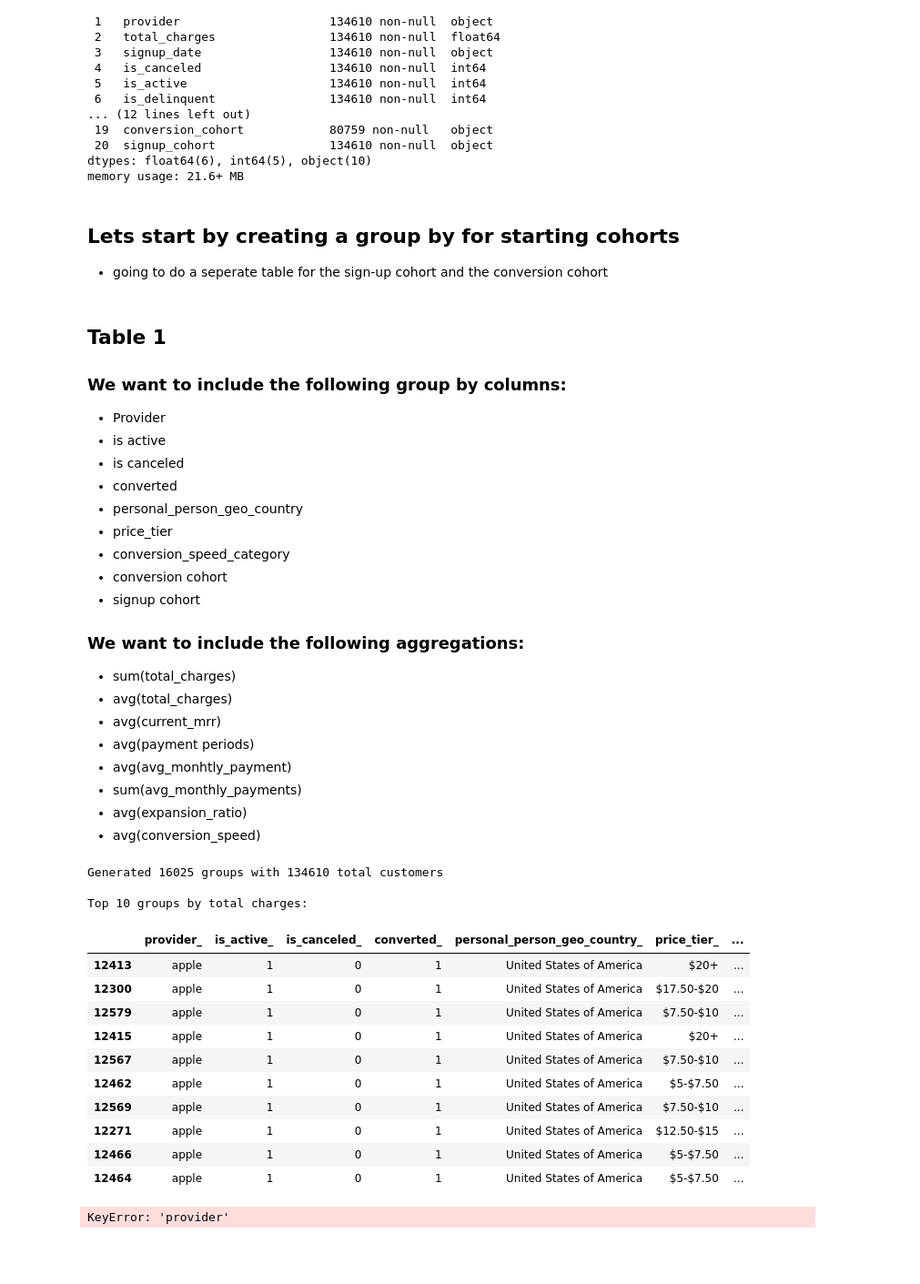
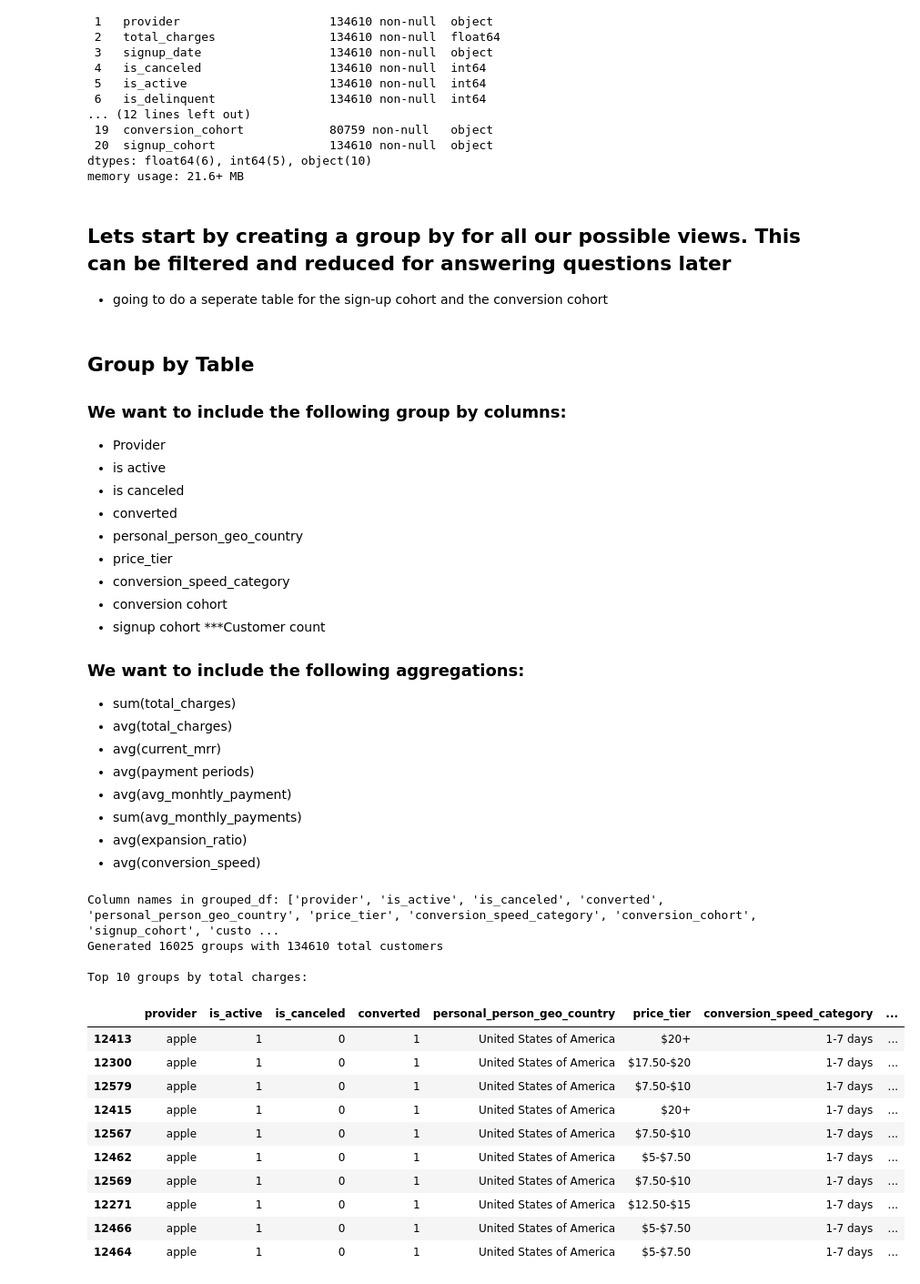
Before and after one commit to ConorJamesLeahy/retention_analysis_CJL, a Jupyter notebook: 3_Grouped_Views.ipynb, the cells around one changed output. Shown: that part at 91% size. Drawn from its saved outputs; the diff is of its cells as text; code cells hidden in the pictures; blank space fills up the shorter version.

Commit message:
upload a dump, computer about to die. clean up later

```diff
--- a/3_Grouped_Views.ipynb
+++ b/3_Grouped_Views.ipynb
@@ -88,10 +88,10 @@ Data columns (total 21 columns):
 dtypes: float64(6), int64(5), object(10)
 memory usage: 21.6+ MB
 # %% [markdown]
-## Lets start by creating a group by for starting cohorts
+## Lets start by creating a group by for all our possible views. This can be filtered and reduced for answering questions later
 - going to do a seperate table for the sign-up cohort and the conversion cohort
 # %% [markdown]
-## Table 1
+## Group by Table
 
 ### We want to include the following group by columns:
 - Provider
@@ -103,6 +103,7 @@ memory usage: 21.6+ MB
 - conversion_speed_category
 - conversion cohort
 - signup cohort
+***Customer count
 
 ### We want to include the following aggregations:
 - sum(total_charges)
@@ -115,6 +116,7 @@ memory usage: 21.6+ MB
 - avg(conversion_speed)
 # %%
 # Create group by view with multiple dimensions and aggregations
+
 
 # First, handle missing values in grouping columns to ensure proper grouping
 fill_values = {
@@ -153,52 +155,53 @@ grouped_df = df_for_grouping.groupby(grouping_columns).agg({
     'avg_monthly_payment': ['mean', 'sum'],  # avg and sum
     'expansion_ratio': 'mean',         # avg
     'conversion_speed': 'mean'         # avg
-}).reset_index()
+})
 
-# Flatten the multi-level column headers
+# First flatten the column names
 grouped_df.columns = ['_'.join(col).strip() if isinstance(col, tuple) else col for col in grouped_df.columns.values]
+
+# Now reset the index to turn grouping columns into regular columns
+grouped_df = grouped_df.reset_index()
 
 # Rename columns for clarity
 grouped_df = grouped_df.rename(columns={
     'oid_count': 'customer_count',
     'total_charges_sum': 'total_charges_sum',
     'total_charges_mean': 'avg_total_charges',
     'current_mrr_mean': 'avg_current_mrr',
     'payment_periods_mean': 'avg_payment_periods',
     'avg_monthly_payment_mean': 'avg_of_avg_monthly_payment',
     'avg_monthly_payment_sum': 'sum_avg_monthly_payment',
     'expansion_ratio_mean': 'avg_expansion_ratio',
     'conversion_speed_mean': 'avg_conversion_speed'
 })
 
 # Sort by total charges (descending) to see highest-value segments first
 grouped_df = grouped_df.sort_values('total_charges_sum', ascending=False)
 
+# Check the column names (for debugging)
+print("Column names in grouped_df:", grouped_df.columns.tolist())
+
 # Display size of result set
 print(f"Generated {len(grouped_df)} groups with {grouped_df['customer_count'].sum()} total customers")
 
 # Display the first 10 rows (highest total charges)
 print("\nTop 10 groups by total charges:")
 pd.set_option('display.max_columns', None)  # Show all columns
 display(grouped_df.head(10))
-
-# Example: Filter to only active customers for a specific provider
-active_apple = grouped_df[(grouped_df['provider'] == 'apple') & (grouped_df['is_active'] == 1)]
-print(f"\nActive Apple customers: {active_apple['customer_count'].sum()} in {len(active_apple)} groups")
-display(active_apple.head(5))
 # %% [output]
+Column names in grouped_df: ['provider', 'is_active', 'is_canceled', 'converted', 'personal_person_geo_country', 'price_tier', 'conversion_speed_category', 'conversion_cohort', 'signup_cohort', 'custo ...
 Generated 16025 groups with 134610 total customers
 
 Top 10 groups by total charges:
-|  | provider_ | is_active_ | is_canceled_ | converted_ | personal_person_geo_country_ | price_tier_ | ... |
-| 12413 | apple | 1 | 0 | 1 | United States of America | $20+ | ... |
-| 12300 | apple | 1 | 0 | 1 | United States of America | $17.50-$20 | ... |
-| 12579 | apple | 1 | 0 | 1 | United States of America | $7.50-$10 | ... |
-| 12415 | apple | 1 | 0 | 1 | United States of America | $20+ | ... |
-| 12567 | apple | 1 | 0 | 1 | United States of America | $7.50-$10 | ... |
-| 12462 | apple | 1 | 0 | 1 | United States of America | $5-$7.50 | ... |
-| 12569 | apple | 1 | 0 | 1 | United States of America | $7.50-$10 | ... |
-| 12271 | apple | 1 | 0 | 1 | United States of America | $12.50-$15 | ... |
-| 12466 | apple | 1 | 0 | 1 | United States of America | $5-$7.50 | ... |
-| 12464 | apple | 1 | 0 | 1 | United States of America | $5-$7.50 | ... |
+|  | provider | is_active | is_canceled | converted | personal_person_geo_country | price_tier | conversion_speed_category | ... |
+| 12413 | apple | 1 | 0 | 1 | United States of America | $20+ | 1-7 days | ... |
+| 12300 | apple | 1 | 0 | 1 | United States of America | $17.50-$20 | 1-7 days | ... |
+| 12579 | apple | 1 | 0 | 1 | United States of America | $7.50-$10 | 1-7 days | ... |
+| 12415 | apple | 1 | 0 | 1 | United States of America | $20+ | 1-7 days | ... |
+| 12567 | apple | 1 | 0 | 1 | United States of America | $7.50-$10 | 1-7 days | ... |
+| 12462 | apple | 1 | 0 | 1 | United States of America | $5-$7.50 | 1-7 days | ... |
+| 12569 | apple | 1 | 0 | 1 | United States of America | $7.50-$10 | 1-7 days | ... |
+| 12271 | apple | 1 | 0 | 1 | United States of America | $12.50-$15 | 1-7 days | ... |
+| 12466 | apple | 1 | 0 | 1 | United States of America | $5-$7.50 | 1-7 days | ... |
+| 12464 | apple | 1 | 0 | 1 | United States of America | $5-$7.50 | 1-7 days | ... |
-KeyError: 'provider'
```
Also changed, not shown: parts of 6 cells of this notebook, 6 other files.
